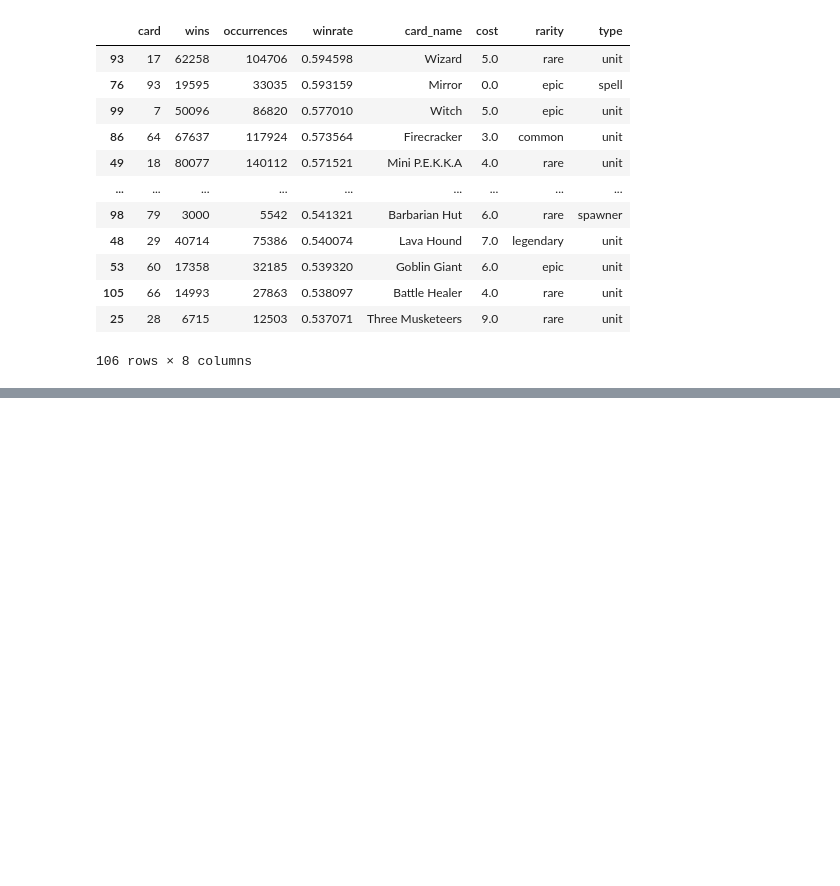
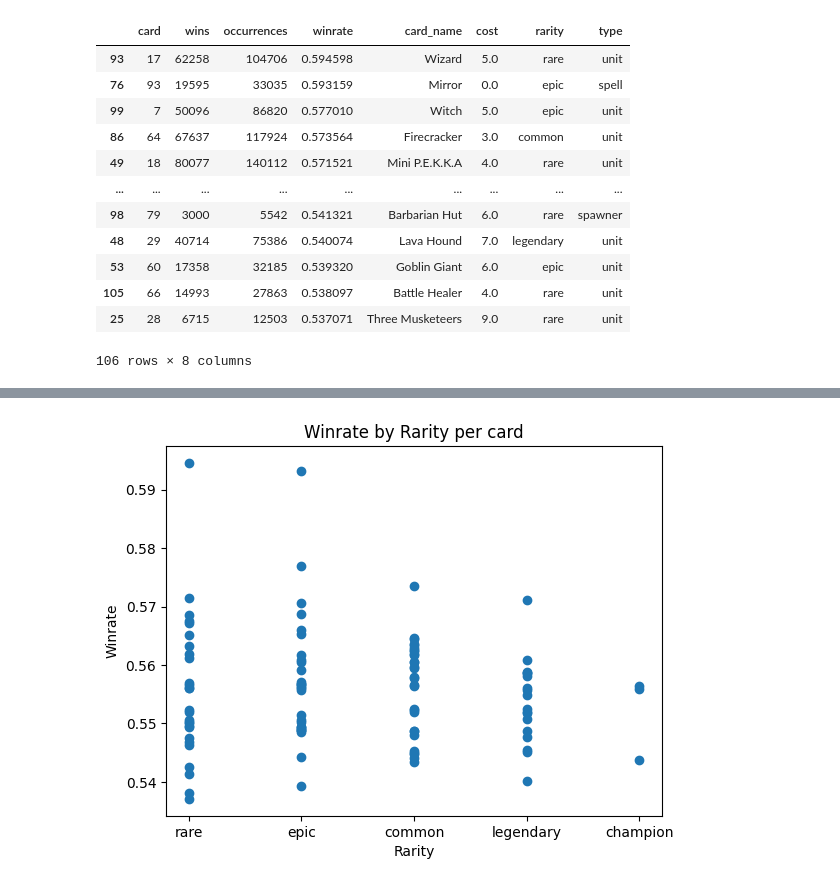
Before and after one commit to tnguyen59/Clash-Royale-Analysis, a Jupyter notebook: nathan.ipynb, the cells around one changed output, grey strips where cells are left out. Drawn from its saved outputs; the diff is of its cells as text; code cells hidden in the pictures; blank space fills up the shorter version.

```diff
--- a/nathan.ipynb
+++ b/nathan.ipynb
@@ -200,0 +216,8 @@ Wizard
+# %%
+plt.scatter(change_card_df['rarity'], change_card_df['winrate'])
+plt.title('Winrate by Rarity per card')
+plt.xlabel('Rarity')
+plt.ylabel('Winrate')
+plt.show()
+# %% [output]
+[figure, added]
```
Also changed, not shown: parts of 1 cell of this notebook.
